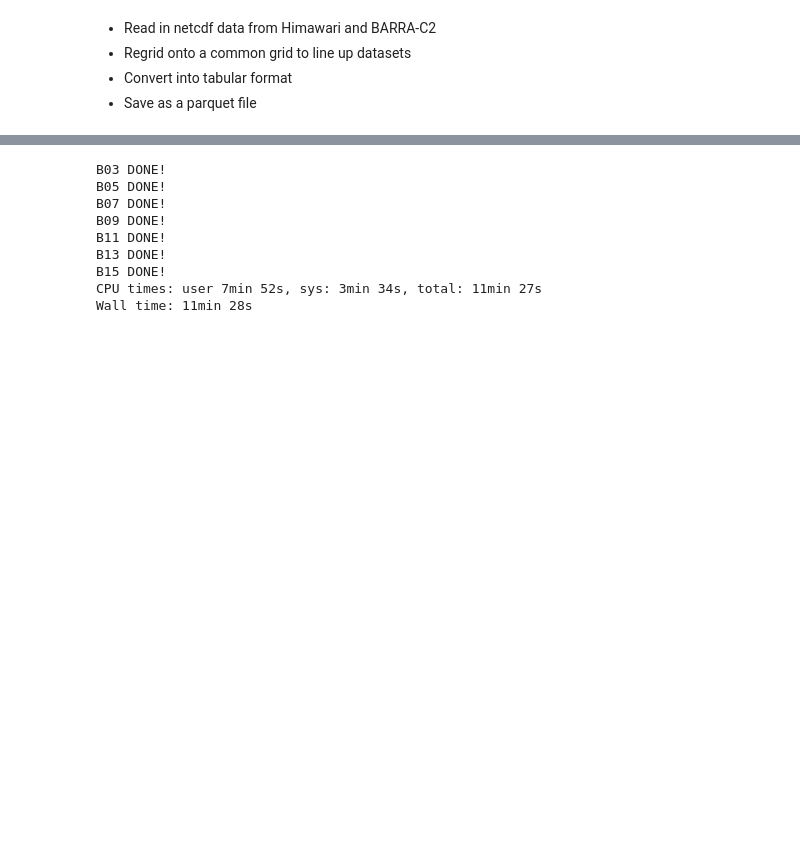
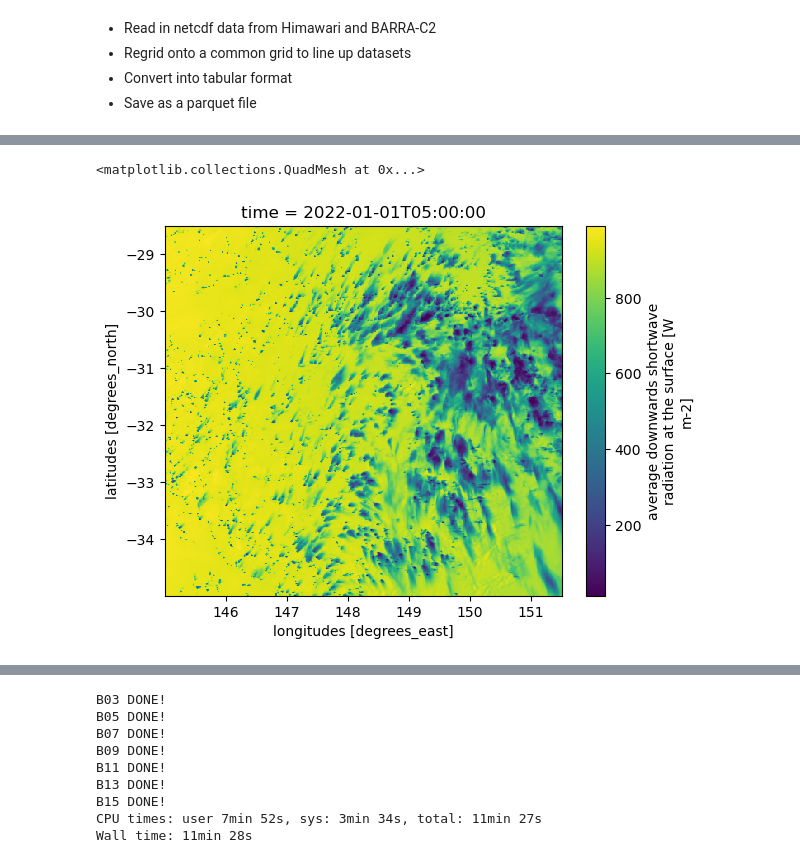
Before and after one commit to cdoedens/solar-nowcast, a Jupyter notebook: mouse/01_prepare_alldata.ipynb, the cells around one changed output, grey strips where cells are left out. Drawn from its saved outputs; the diff is of its cells as text; code cells hidden in the pictures; blank space fills up the shorter version.

```diff
--- a/mouse/01_prepare_alldata.ipynb
+++ b/mouse/01_prepare_alldata.ipynb
@@ -42,0 +57,5 @@ lon_max=151.5
+# %%
+acc_sy['av_swsfcdown'].sel(time='2022-01-01T05:00:00').plot()
+# %% [output]
+<matplotlib.collections.QuadMesh at 0x...>
+[figure, added]
```
Also changed, not shown: parts of 8 cells of this notebook.
